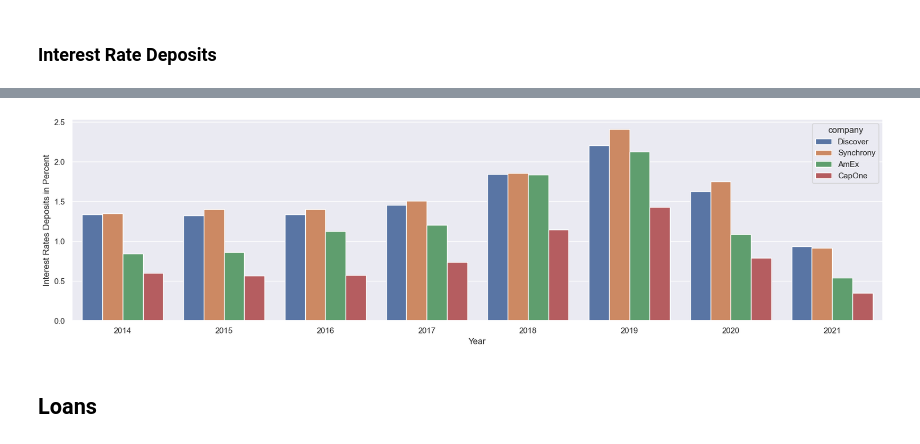
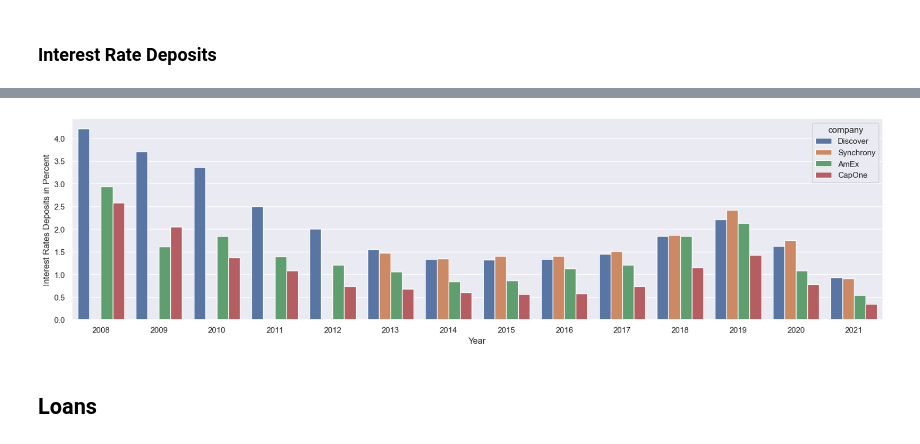
Before and after one commit to EzraTam/edgar-analysis, a Jupyter notebook: edgar_analysis.ipynb, the cells around one changed output, grey strips where cells are left out. Drawn from its saved outputs; the diff is of its cells as text; code cells hidden in the pictures.

```diff
--- a/edgar_analysis.ipynb
+++ b/edgar_analysis.ipynb
@@ -175,8 +158,6 @@ InterCompanies.merge_by_quant(
     df_name="ib_deposits",
     quantity= "interest_bearing_deposit_liabilities_change_in_perc"
     )
-
-InterCompanies.dict_df["interest_bearing_deposit_liabilities_change_in_perc"]=InterCompanies.dict_df["interest_bearing_deposit_liabilities_change_in_perc"].dropna()
 InterCompanies.dict_df["interest_bearing_deposit_liabilities_change_in_perc"]
 # %% [output]
 |  | year | Discover | Synchrony | AmEx | CapOne |
@@ -201,16 +226,7 @@ InterCompanies.plot_df(
 # %%
-InterCompanies.merge_by_quant(
-    df_name="ib_deposits",
-    quantity= "interest_rate_deposits"
-    )
-
-InterCompanies.dict_df["interest_rate_deposits"]=InterCompanies.dict_df["interest_rate_deposits"].dropna()
-InterCompanies.dict_df["interest_rate_deposits"]
-
-
 InterCompanies.plot_df(key="interest_rate_deposits", xlabel="Year", ylabel= "Interest Rates Deposits in Percent",width=20,height=5)
 # %% [output]
-[figure, old version]
+[figure, new version]
 # %% [markdown]
 ## Loans
 # %% [markdown]
```
Also changed, not shown: parts of 23 cells of this notebook, 1 other file.
